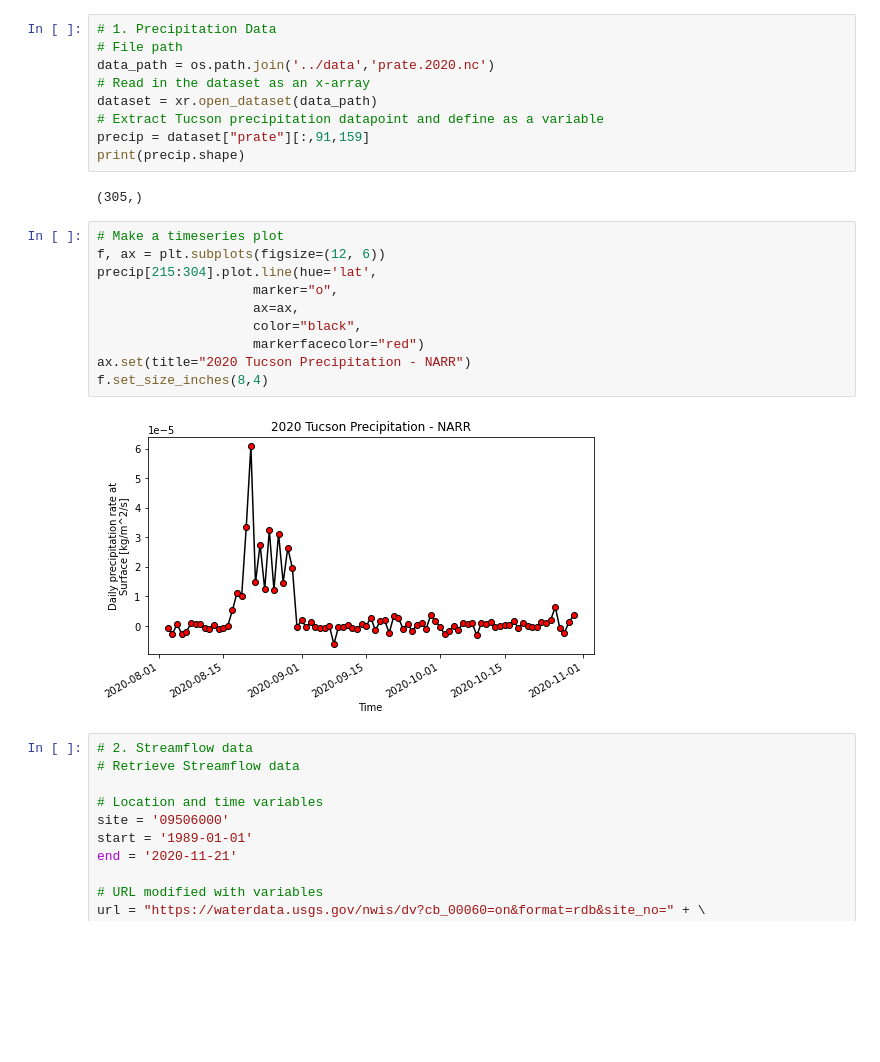
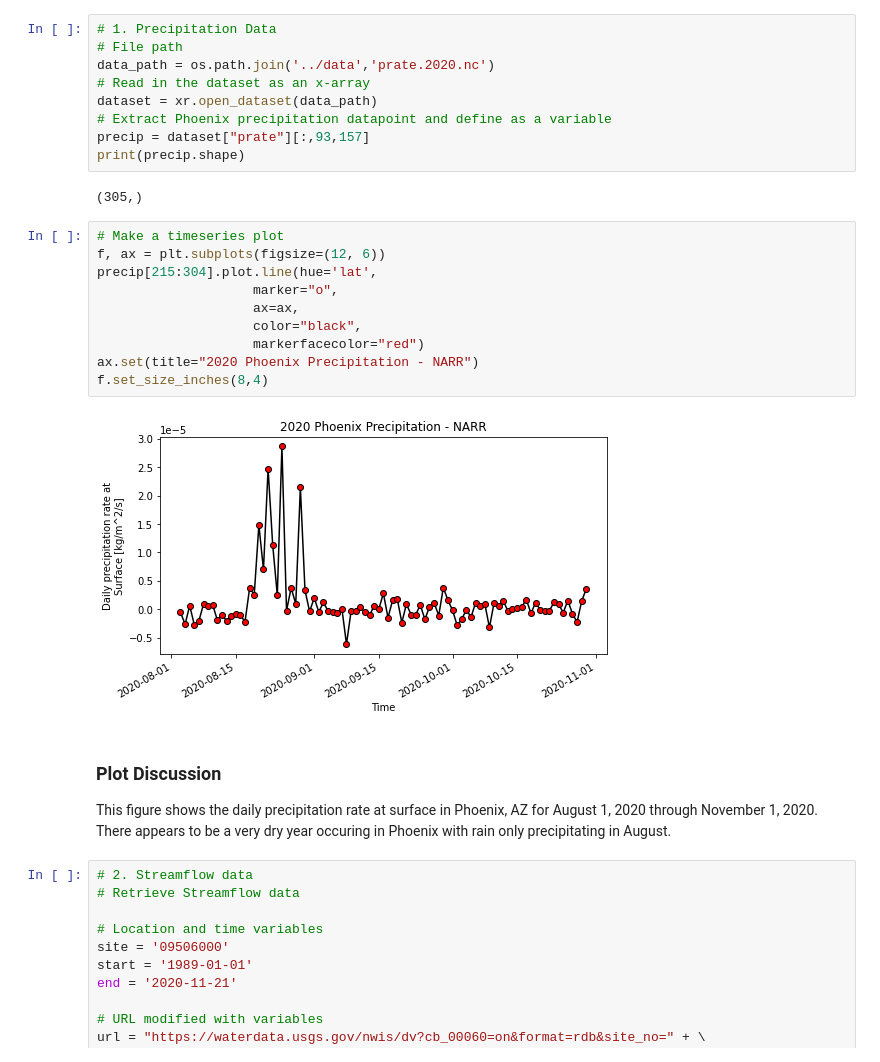
Before and after one commit to HAS-Tools-Fall2020/homework-richardmarcelain, a Jupyter notebook: Submissions/Marcelain_HW13.ipynb, the cells around one changed output. Cells and saved outputs as stored; diff of their text form; blank space fills up the shorter version.

Commit message:
wk 13 - discussion update

```diff
--- a/Submissions/Marcelain_HW13.ipynb
+++ b/Submissions/Marcelain_HW13.ipynb
@@ -117,23 +120,26 @@ Precipitation and stream flow are linked through natural physical processes.  Pr
 data_path = os.path.join('../data','prate.2020.nc')
 # Read in the dataset as an x-array
 dataset = xr.open_dataset(data_path)
-# Extract Tucson precipitation datapoint and define as a variable
-precip = dataset["prate"][:,91,159]
+# Extract Phoenix precipitation datapoint and define as a variable
+precip = dataset["prate"][:,93,157]
 print(precip.shape)
 # %% [output]
 (305,)
 # %%
 # Make a timeseries plot
 f, ax = plt.subplots(figsize=(12, 6))
 precip[215:304].plot.line(hue='lat',
                     marker="o",
                     ax=ax,
                     color="black",
                     markerfacecolor="red")
-ax.set(title="2020 Tucson Precipitation - NARR")
+ax.set(title="2020 Phoenix Precipitation - NARR")
 f.set_size_inches(8,4)
 # %% [output]
-[figure, old version]
+[figure, new version]
+# %% [markdown]
+### Plot Discussion
+This figure shows the daily precipitation rate at surface in Phoenix, AZ for August 1, 2020 through November 1, 2020.  There appears to be a very dry year occuring in Phoenix with rain only precipitating in August.
 # %%
 # 2. Streamflow data
 # Retrieve Streamflow data
```
Also changed, not shown: parts of 2 cells of this notebook.
